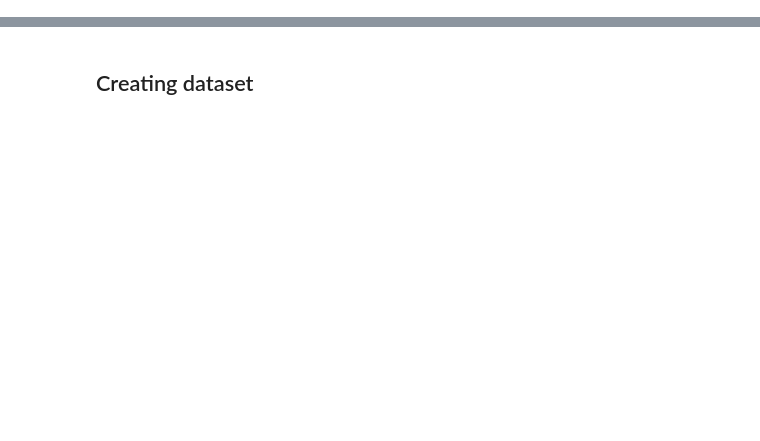
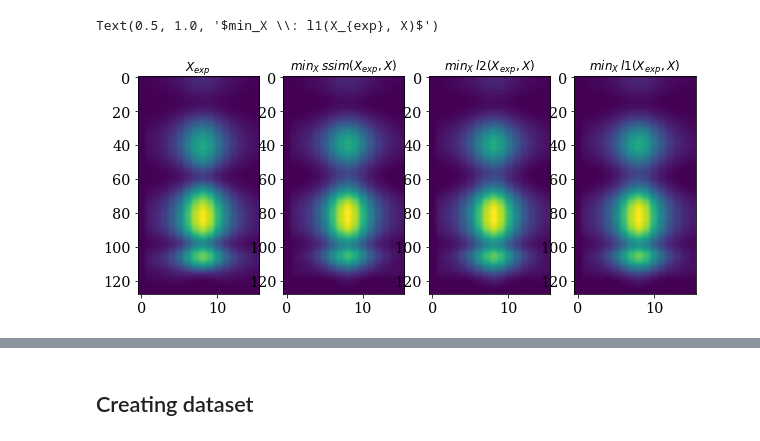
Before and after one commit to maxxxzdn/gisaxs-reconstruction, a Jupyter notebook: GISAXS_learning.ipynb, the cells around one changed output, grey strips where cells are left out. Saved outputs shown, nothing was run; the diff lists cells and outputs as text; code cells hidden in the pictures; blank space fills up the shorter version.

```diff
--- a/GISAXS_learning.ipynb
+++ b/GISAXS_learning.ipynb
@@ -0,0 +91,42 @@
+# %%
+def neighborhood_y(y, n, dim, width):
+    dim = torch.tensor(dim)
+    y_n = y.unsqueeze(0).repeat(n,1)
+    noise = torch.rand(n, len(dim)) - 0.5
+    y_n[:, dim] = torch.clip(y[dim] + width*noise, 0, 1)
+    return y_n
+
+def eps_neighborhood(model, y, x_t,  distance):
+    pred = model(y.cuda()).cpu().detach()
+    true = x_t.unsqueeze(0)
+    if distance == 'l1':
+        return 1 - (pred - true).abs().mean((-1,-2))
+    elif distance == 'l2':
+        return 1 - (pred - true).square().sqrt().mean((-1,-2))
+    elif distance == 'ssim':
+        return ssim(pred, true.repeat(n,1,1).unsqueeze(1), reduction='none')
+
+def get_best_match(model, y_t, x_t, distance, n):
+    y_n = neighborhood_y(y_t, n, dim, 1.5)
+    d = eps_neighborhood(model, y_n, x_t, distance = distance)
+    y_n[:, dim] = y_n[d.argmax(),dim]
+    return model(y_n.cuda()[:1]).cpu().detach()[0,0]
+# %%
+model.load_state_dict(torch.load('./saved_models/fcnet___1_1_0_l1_ssim_3_128_16'))
+
+x_ssim = get_best_match(model, y_t, x_t, 'ssim', 5000)
+x_2 = get_best_match(model, y_t, x_t, 'l2', 5000)
+x_1 = get_best_match(model, y_t, x_t, 'l1', 5000)
+# %%
+fig, ax = plt.subplots(1,4, figsize = [10,4])
+ax[0].imshow(x_t, aspect = 'auto', vmin = 0, vmax = 1)
+ax[0].set_title(r'$X_{exp}$')
+ax[1].imshow(x_ssim, aspect = 'auto', vmin = 0, vmax = 1)
+ax[1].set_title(r'$min_X \: ssim(X_{exp}, X)$')
+ax[2].imshow(x_2, aspect = 'auto', vmin = 0, vmax = 1)
+ax[2].set_title(r'$min_X \: l2(X_{exp}, X)$')
+ax[3].imshow(x_1, aspect = 'auto', vmin = 0, vmax = 1)
+ax[3].set_title(r'$min_X \: l1(X_{exp}, X)$')
+# %% [output]
+Text(0.5, 1.0, '$min_X \\: l1(X_{exp}, X)$')
+[figure, added]
```
Also changed, not shown: parts of 56 cells of this notebook, 16 other files.
